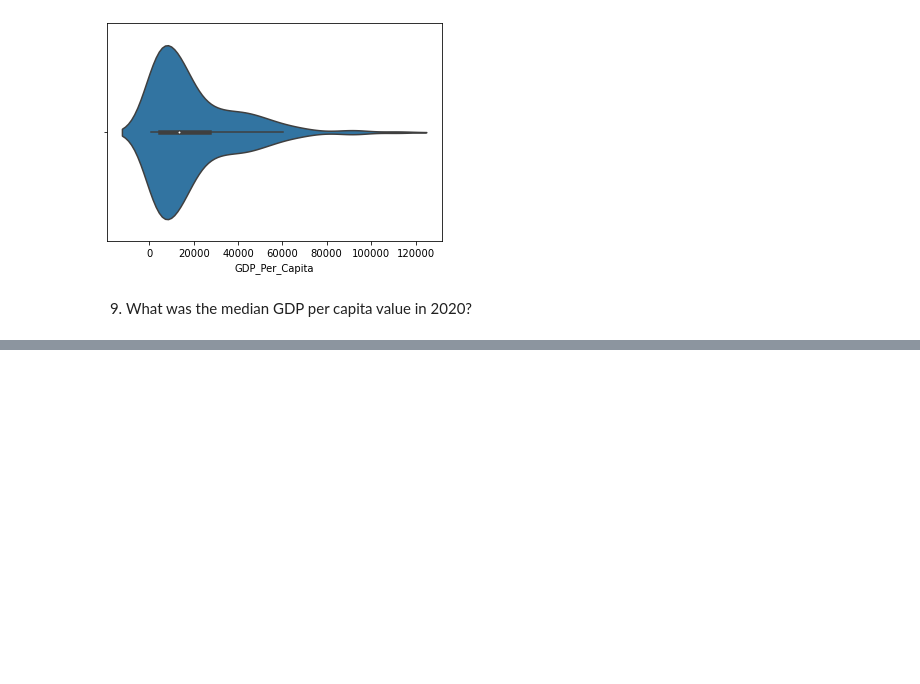
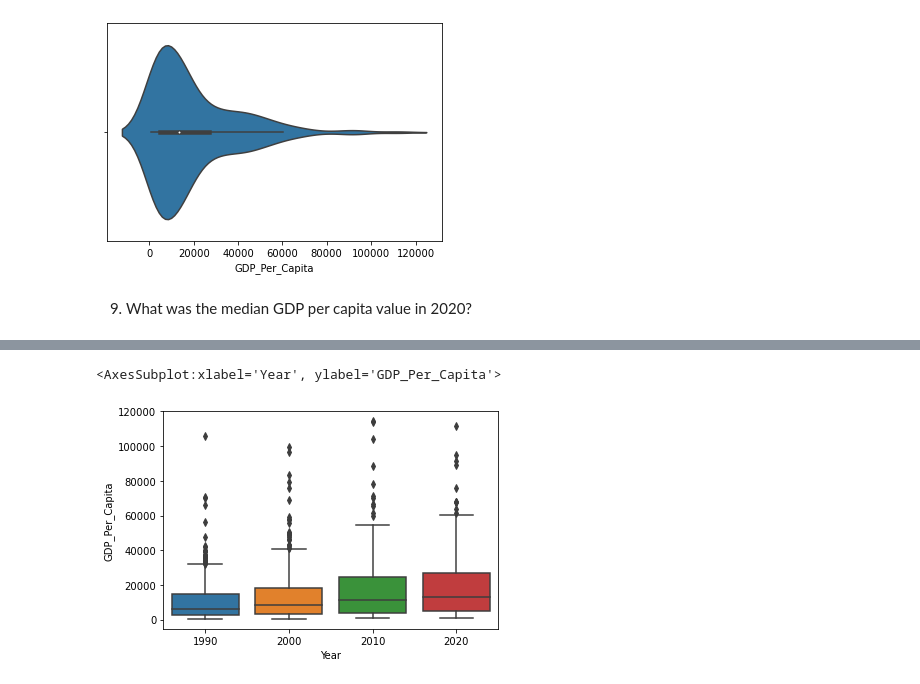
Before and after one commit to NSS-Data-Analytics-Cohort-10/gdp-and-internet-usage-kostenkoandri, a Jupyter notebook: notebooks/gdp_internet_usage_un_data.ipynb, the cells around one changed output, grey strips where cells are left out. Saved outputs shown, nothing was run; the diff lists cells and outputs as text; code cells hidden in the pictures; blank space fills up the shorter version.

```diff
--- a/notebooks/gdp_internet_usage_un_data.ipynb
+++ b/notebooks/gdp_internet_usage_un_data.ipynb
@@ -139,0 +144,7 @@ Comment on what you observe has happened to GDP values over time and the relativ
+# %%
+gdp_decades = gdp_df[gdp_df['Year'].isin([1990, 2000, 2010, 2020])]
+# %%
+sns.boxplot(y = gdp_decades['GDP_Per_Capita'], x = gdp_decades['Year'])
+# %% [output]
+<AxesSubplot:xlabel='Year', ylabel='GDP_Per_Capita'>
+[figure, added]
```
Also changed, not shown: parts of 50 cells of this notebook.
